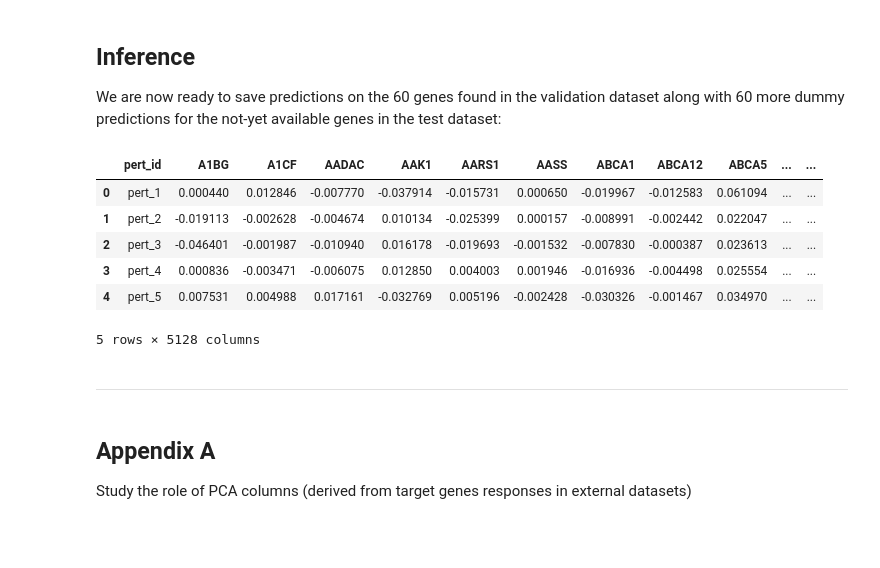
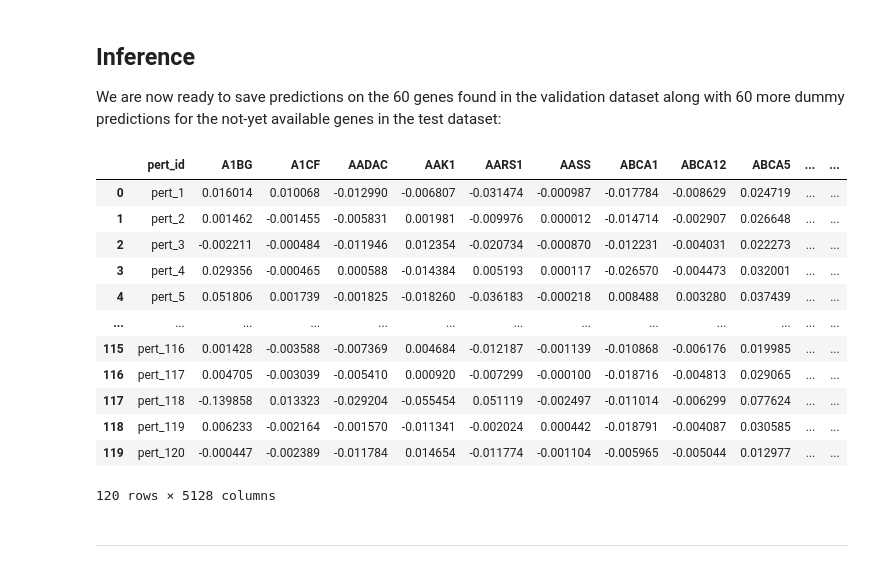
Before and after one commit to fsb2210/myllia-competition, a Jupyter notebook: notebooks/features2ml.ipynb, the cells around one changed output. Saved outputs shown, nothing was run; the diff lists cells and outputs as text; code cells hidden in the pictures; blank space fills up the shorter version.

```diff
--- a/notebooks/features2ml.ipynb
+++ b/notebooks/features2ml.ipynb
@@ -95,8 +98,6 @@ submission_fname = f"../submissions/submissions_{experiment_name}.csv"
 We start by loading the already created features (`X` and `X_val`) of embeddings along with external gene signatures. Also, we load the delta expressions that our model will learn to predict (`Y`).
 # %%
 # train & validation sets
-X = np.load(f"{data_dir}/processed/X_esm2_pca_train.npy")
-X_val = np.load(f"{data_dir}/processed/X_esm2_pca_val.npy")
-Y = np.load(f"{data_dir}/processed/Y_esm2_pca_train.npy")
-X = X[:,:-1]
-X_val = X_val[:, :-1]
+X = np.load(f"{data_dir}/processed/X_esm2_pca_pdex_train.npy")
+X_val = np.load(f"{data_dir}/processed/X_esm2_pca_pdex_val.npy")
+Y = np.load(f"{data_dir}/processed/Y_esm2_pca_pdex.npy")
@@ -103,9 +108,12 @@ X_val = X_val[:, :-1]
+# %%
+stratify_by = pd.read_csv(f"{data_dir}/processed/stratify.csv")
+y_strat = stratify_by["type"].values
 # %% [markdown]
 Also, we load the ground truth values matching the training set: `delta_true`, `weights_true` and `baseline_true`. These values will be used during model training, in order to find the best solution (maximizing the metric):
 # %%
 # train & validation sets
 train_df = pd.read_csv(f"{data_dir}/training_data_means.csv")
-val_df = pd.read_csv(f"{data_dir}/pert_ids_val.csv")
+val_df = pd.read_csv(f"{data_dir}/pert_ids_all.csv")
 
 # list of genes
 train_pert_genes = train_df["pert_symbol"].tolist()[:-1]
@@ -263,0 +198,15 @@ training completed in 0.62 seconds (0.01 minutes)
+# %%
+lgbm_params = {
+    'objective': 'regression_l2',
+    'metric': 'mse',
+    'num_leaves': 8,           # Very small tree
+    'max_depth': 4,            # Very shallow
+    'learning_rate': 0.02,     # Slow learning
+    'feature_fraction': 0.2,   # 20% of features per tree
+    'min_data_in_leaf': 15,    # At least 15 samples per leaf (20% of 80)
+    'lambda_l1': 5,          # Strong L1 regularization
+    'lambda_l2': 1,          # Strong L2 regularization
+    'verbosity': -1,
+    'seed': random_state,
+    'n_jobs': -1
+}
@@ -454,25 +568,28 @@ We are now ready to save predictions on the 60 genes found in the validation dat
 # %%
 val_ids = val_df["pert_id"].tolist()
 
 preds = pd.DataFrame(val_preds, columns=output_genes)
 preds.insert(0, "pert_id", val_ids)
-pad = pd.DataFrame(0, index=range(60), columns=output_genes)
-pad.insert(0, "pert_id", [f"pert_{i}" for i in range(61, 121)])
+## pad = pd.DataFrame(0, index=range(60), columns=output_genes)
+## pad.insert(0, "pert_id", [f"pert_{i}" for i in range(61, 121)])
 
-submission = pd.concat([preds, pad], ignore_index=True)
+submission = preds.copy()
+# submission = pd.concat([preds, pad], ignore_index=True)
 if save_files: submission.to_csv(submission_fname, index=False)
-submission.head()
+submission
 # %% [output]
 |  | pert_id | A1BG | A1CF | AADAC | AAK1 | AARS1 | AASS | ABCA1 | ABCA12 | ABCA5 | ... | ... |
-| 0 | pert_1 | 0.000440 | 0.012846 | -0.007770 | -0.037914 | -0.015731 | 0.000650 | -0.019967 | -0.012583 | 0.061094 | ... | ... |
-| 1 | pert_2 | -0.019113 | -0.002628 | -0.004674 | 0.010134 | -0.025399 | 0.000157 | -0.008991 | -0.002442 | 0.022047 | ... | ... |
-| 2 | pert_3 | -0.046401 | -0.001987 | -0.010940 | 0.016178 | -0.019693 | -0.001532 | -0.007830 | -0.000387 | 0.023613 | ... | ... |
-| 3 | pert_4 | 0.000836 | -0.003471 | -0.006075 | 0.012850 | 0.004003 | 0.001946 | -0.016936 | -0.004498 | 0.025554 | ... | ... |
-| 4 | pert_5 | 0.007531 | 0.004988 | 0.017161 | -0.032769 | 0.005196 | -0.002428 | -0.030326 | -0.001467 | 0.034970 | ... | ... |
+| 0 | pert_1 | 0.016014 | 0.010068 | -0.012990 | -0.006807 | -0.031474 | -0.000987 | -0.017784 | -0.008629 | 0.024719 | ... | ... |
+| 1 | pert_2 | 0.001462 | -0.001455 | -0.005831 | 0.001981 | -0.009976 | 0.000012 | -0.014714 | -0.002907 | 0.026648 | ... | ... |
+| 2 | pert_3 | -0.002211 | -0.000484 | -0.011946 | 0.012354 | -0.020734 | -0.000870 | -0.012231 | -0.004031 | 0.022273 | ... | ... |
+| 3 | pert_4 | 0.029356 | -0.000465 | 0.000588 | -0.014384 | 0.005193 | 0.000117 | -0.026570 | -0.004473 | 0.032001 | ... | ... |
+| 4 | pert_5 | 0.051806 | 0.001739 | -0.001825 | -0.018260 | -0.036183 | -0.000218 | 0.008488 | 0.003280 | 0.037439 | ... | ... |
+| ... | ... | ... | ... | ... | ... | ... | ... | ... | ... | ... | ... | ... |
+| 115 | pert_116 | 0.001428 | -0.003588 | -0.007369 | 0.004684 | -0.012187 | -0.001139 | -0.010868 | -0.006176 | 0.019985 | ... | ... |
+| 116 | pert_117 | 0.004705 | -0.003039 | -0.005410 | 0.000920 | -0.007299 | -0.000100 | -0.018716 | -0.004813 | 0.029065 | ... | ... |
+| 117 | pert_118 | -0.139858 | 0.013323 | -0.029204 | -0.055454 | 0.051119 | -0.002497 | -0.011014 | -0.006299 | 0.077624 | ... | ... |
+| 118 | pert_119 | 0.006233 | -0.002164 | -0.001570 | -0.011341 | -0.002024 | 0.000442 | -0.018791 | -0.004087 | 0.030585 | ... | ... |
+| 119 | pert_120 | -0.000447 | -0.002389 | -0.011784 | 0.014654 | -0.011774 | -0.001104 | -0.005965 | -0.005044 | 0.012977 | ... | ... |
-5 rows × 5128 columns
+120 rows × 5128 columns
 # %% [markdown]
 ---
-# %% [markdown]
-## Appendix A
-
-Study the role of PCA columns (derived from target genes responses in external datasets)
```
Also changed, not shown: parts of 27 cells of this notebook, 2 other files.
